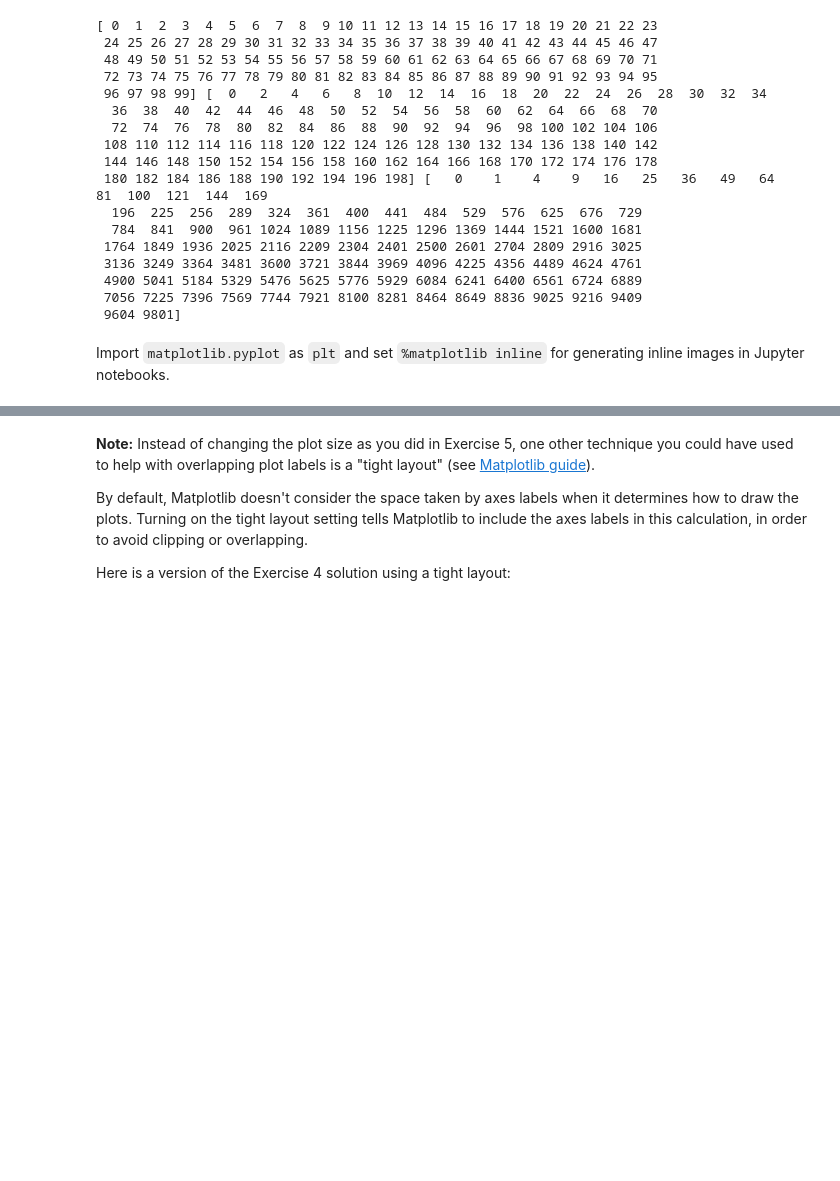
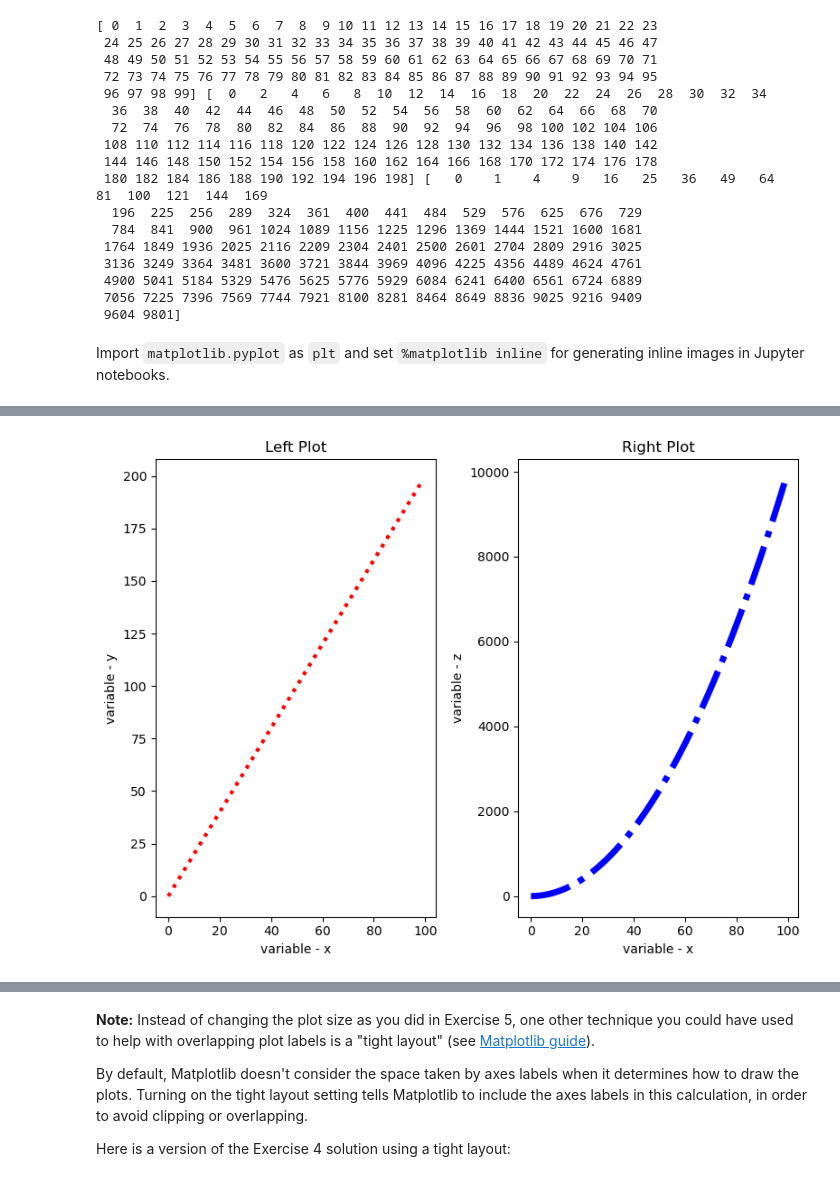
Before and after one commit to nicholas-ooko/dsc-more-practice-with-matplotlib-lab, a Jupyter notebook: index.ipynb, the cells around one changed output, grey strips where cells are left out. Drawn from its saved outputs; the diff is of its cells as text; code cells hidden in the pictures; blank space fills up the shorter version.

```diff
--- a/index.ipynb
+++ b/index.ipynb
@@ -121,3 +173,33 @@ The graph you create should look like this:
+# %%
+# Your code here
+import numpy as np
+import matplotlib.pyplot as plt
+
+x_values = np.arange(0, 100)
+
+# Calculate y and z values
+y_values = x_values * 2
+z_values = x_values ** 2
+
+# Create a figure with 2 columns
+fig, axs = plt.subplots(ncols=2, figsize=(8, 6))
+
+# Define the data and properties for each plot
+data = [
+    (x_values, y_values, 'red', 3, ':', 'variable - y', 'Left Plot'),
+    (x_values, z_values, 'blue', 5, '-.', 'variable - z', 'Right Plot')
+]
+
+# Loop through the data to create the plots
+for ax, (x, y, color, linewidth, linestyle, ylabel, title) in zip(axs, data):
+    ax.plot(x, y, color=color, linewidth=linewidth, linestyle=linestyle)
+    ax.set_xlabel('variable - x')
+    ax.set_ylabel(ylabel)
+    ax.set_title(title)
+plt.tight_layout()
+plt.show()
+# %% [output]
+[figure, added]
 # %% [markdown]
 ## Exercise 5
 
```
Also changed, not shown: parts of 9 cells of this notebook.
